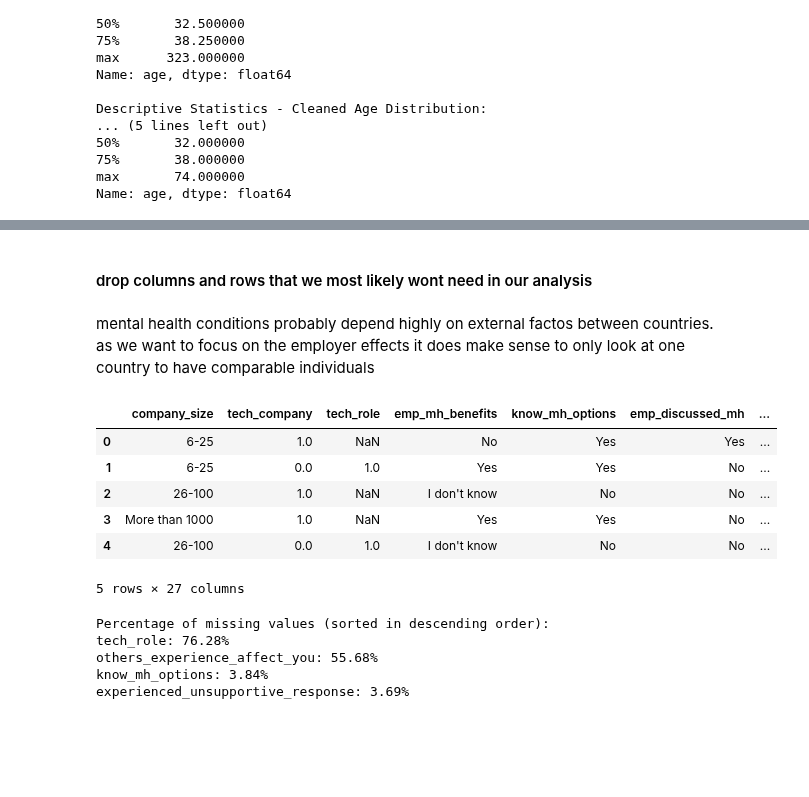
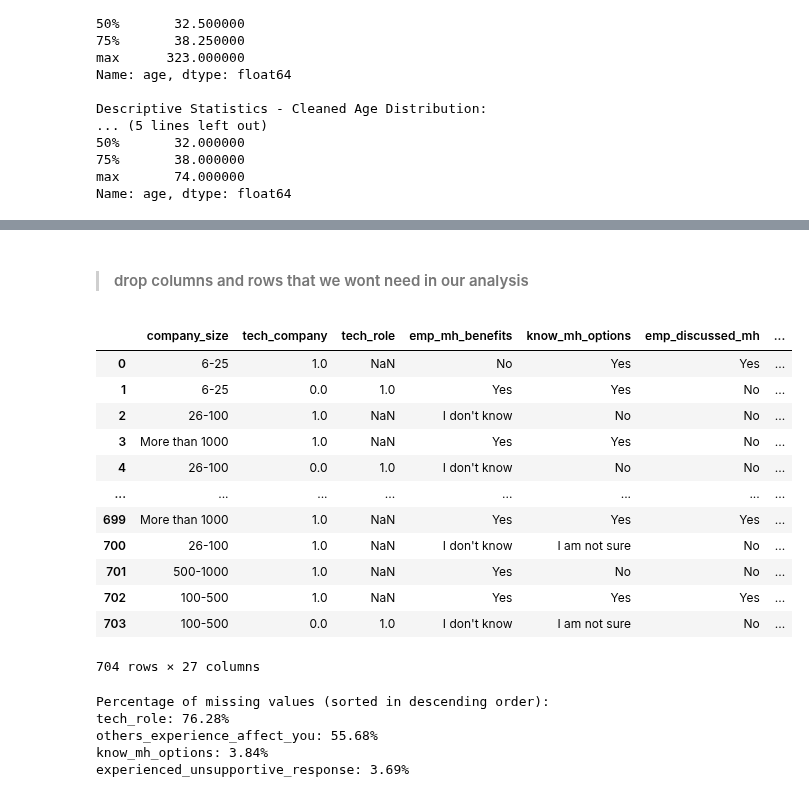
Before and after one commit to KonradKlein91/ml_unservised_learning, a Jupyter notebook: main.ipynb, the cells around one changed output, grey strips where cells are left out. Cells and saved outputs as stored; diff of their text form; code cells hidden in the pictures; blank space fills up the shorter version.

```diff
--- a/main.ipynb
+++ b/main.ipynb
@@ -891,8 +894,8 @@ Name: age, dtype: int64
 # Create a copy of the DataFrame to avoid modifying the original
 df_cleaned = df.copy()
 
-# List of outlier values identified in the age column
-outliers = [323, 99, 3, 15, 17]
+# List of outlier values identified in the age column. All the other outliers we have see in the visualization in the data exploration part must have been in rows, we already excluded (e.g. outside of USA).
+outliers = [323]
 
 # Calculate the median of non-outlier ages using boolean indexing
 median_age = df_cleaned[~df_cleaned['age'].isin(outliers)]['age'].median()
@@ -1058,7 +1060,5 @@ df.head()
 # %% [markdown]
-#### drop columns and rows that we most likely wont need in our analysis
+> #### drop columns and rows that we wont need in our analysis
-# %% [markdown]
-mental health conditions probably depend highly on external factos between countries. as we want to focus on the employer effects it does make sense to only look at one country to have comparable individuals
 # %%
 # Drop columns that are not relevant for our analysis
 df=df.drop(columns=['country', 'state', 'previous_emp', 'previous_emp_mh_benefits', 'aware_prev_mh_options','prev_employers_discussed_mh', 'prev_mh_resources', 'prev_anonymity_protected', 'prev_neg_consequences_discuss', 'prev_neg_consequences_physical', 'prev_comfortable_discuss_coworkers', 'prev_comfortable_discuss_supervisors', 'prev_emp_mh_seriously', 'prev_observed_neg_consequences', 'willing_share_friends_family', 'reveal_clients', 'neg_impact_reveal_clients', 'reveal_coworkers', 'neg_impact_reveal_coworkers', 'neg_consequences_physical_discuss', 'work_interference_treated', 'work_interference_untreated' ])
@@ -1075,13 +1075,19 @@ df=df.drop(columns=['mh_coverage','know_local_online_resources','mh_affects_prod
 # Drop work_state because there is no value for other countries than USA and we can not fill in missing values
 df=df.drop(columns=['work_state'])
 # %%
-df.head()
+df
 # %% [output]
 |  | company_size | tech_company | tech_role | emp_mh_benefits | know_mh_options | emp_discussed_mh | ... |
 | 0 | 6-25 | 1.0 | NaN | No | Yes | Yes | ... |
 | 1 | 6-25 | 0.0 | 1.0 | Yes | Yes | No | ... |
 | 2 | 26-100 | 1.0 | NaN | I don't know | No | No | ... |
 | 3 | More than 1000 | 1.0 | NaN | Yes | Yes | No | ... |
 | 4 | 26-100 | 0.0 | 1.0 | I don't know | No | No | ... |
+| ... | ... | ... | ... | ... | ... | ... | ... |
+| 699 | More than 1000 | 1.0 | NaN | Yes | Yes | Yes | ... |
+| 700 | 26-100 | 1.0 | NaN | I don't know | I am not sure | No | ... |
+| 701 | 500-1000 | 1.0 | NaN | Yes | No | No | ... |
+| 702 | 100-500 | 1.0 | NaN | Yes | Yes | Yes | ... |
+| 703 | 100-500 | 0.0 | 1.0 | I don't know | I am not sure | No | ... |
-5 rows × 27 columns
+704 rows × 27 columns
 # %%
```
Also changed, not shown: parts of 38 cells of this notebook.
